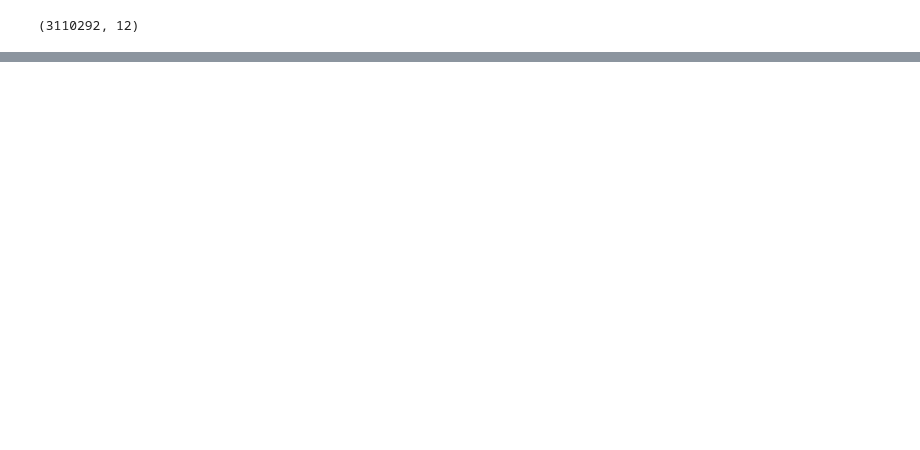
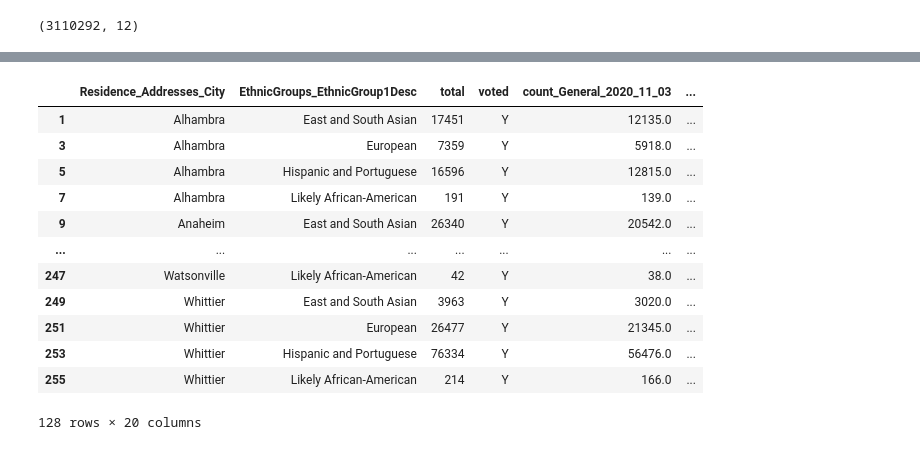
Before and after one commit to jnshzk/capstone, a Jupyter notebook: combine_demographic_vote_history.ipynb, the cells around one changed output, grey strips where cells are left out. Drawn from its saved outputs; the diff is of its cells as text; code cells hidden in the pictures; blank space fills up the shorter version.

```diff
--- a/combine_demographic_vote_history.ipynb
+++ b/combine_demographic_vote_history.ipynb
@@ -161,0 +310,17 @@ merged_file.to_csv('VM2--CA--2022-04-25-MERGED.csv')
+# %%
+voter_turnout_merge = voter_turnout_merge[voter_turnout_merge['voted'] == 'Y']
+voter_turnout_merge
+# %% [output]
+|  | Residence_Addresses_City | EthnicGroups_EthnicGroup1Desc | total | voted | count_General_2020_11_03 | ... |
+| 1 | Alhambra | East and South Asian | 17451 | Y | 12135.0 | ... |
+| 3 | Alhambra | European | 7359 | Y | 5918.0 | ... |
+| 5 | Alhambra | Hispanic and Portuguese | 16596 | Y | 12815.0 | ... |
+| 7 | Alhambra | Likely African-American | 191 | Y | 139.0 | ... |
+| 9 | Anaheim | East and South Asian | 26340 | Y | 20542.0 | ... |
+| ... | ... | ... | ... | ... | ... | ... |
+| 247 | Watsonville | Likely African-American | 42 | Y | 38.0 | ... |
+| 249 | Whittier | East and South Asian | 3963 | Y | 3020.0 | ... |
+| 251 | Whittier | European | 26477 | Y | 21345.0 | ... |
+| 253 | Whittier | Hispanic and Portuguese | 76334 | Y | 56476.0 | ... |
+| 255 | Whittier | Likely African-American | 214 | Y | 166.0 | ... |
+128 rows × 20 columns
```
Also changed, not shown: parts of 19 cells of this notebook.
